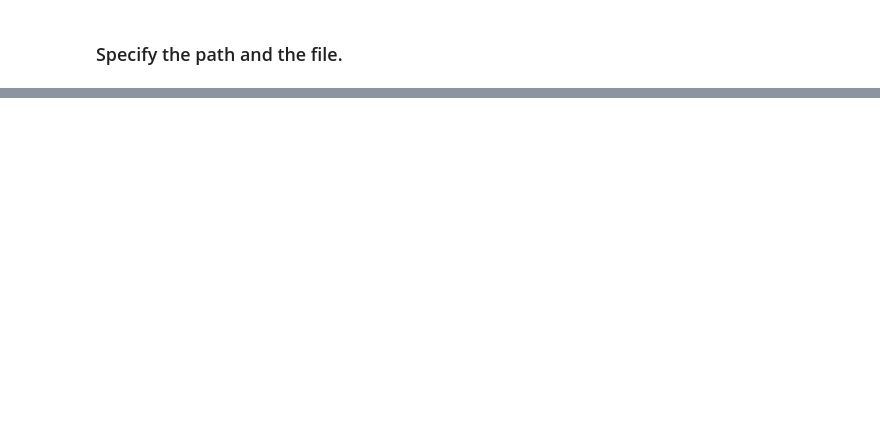
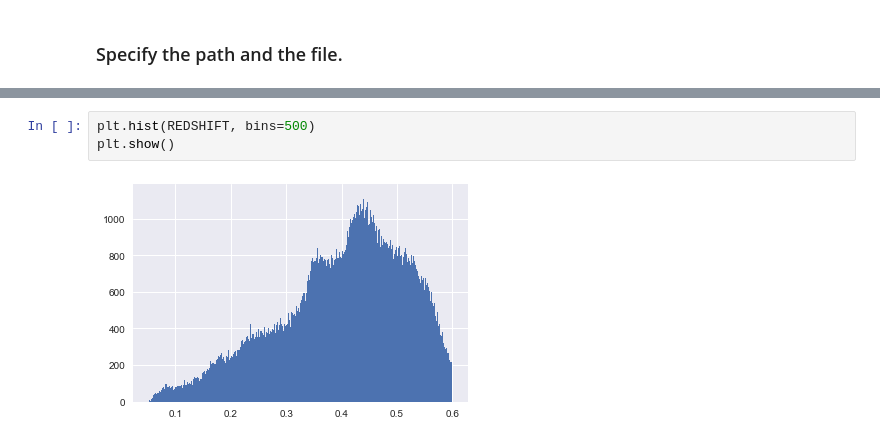
Before and after one commit to moustakas/siena-astrophysics, a Jupyter notebook: research/massivepilot/massivepilot.ipynb, the cells around one changed output, grey strips where cells are left out. Cells and saved outputs as stored; diff of their text form; blank space fills up the shorter version.

```diff
--- a/research/massivepilot/massivepilot.ipynb
+++ b/research/massivepilot/massivepilot.ipynb
@@ -81,0 +91,5 @@ with warnings.catch_warnings():
+# %%
+plt.hist(REDSHIFT, bins=500)
+plt.show()
+# %% [output]
+[figure, added]
```
Also changed, not shown: parts of 12 cells of this notebook.
